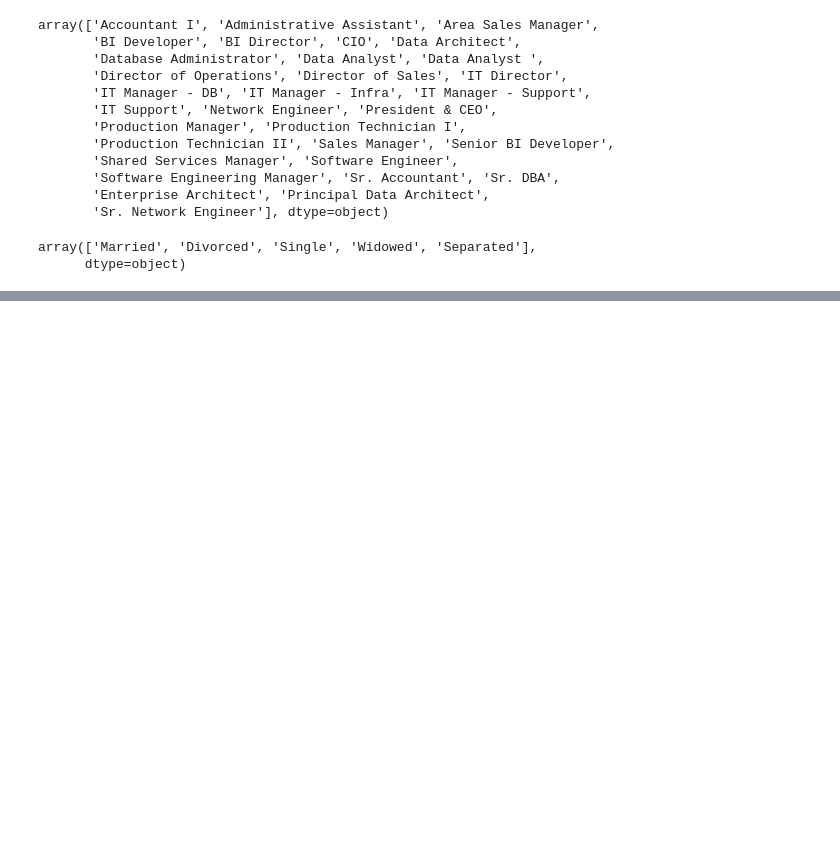
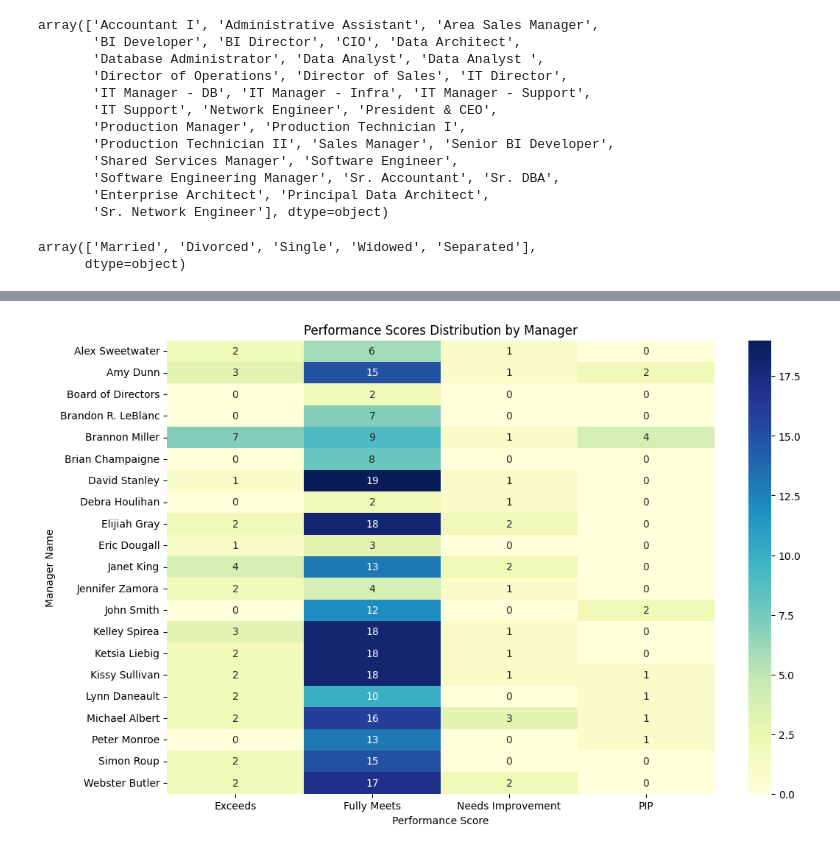
Before and after one commit to andy111223/09.2_HR_Performance_Analysis, a Jupyter notebook: main.ipynb, the cells around one changed output, grey strips where cells are left out. Cells and saved outputs as stored; diff of their text form; code cells hidden in the pictures; blank space fills up the shorter version.

```diff
--- a/main.ipynb
+++ b/main.ipynb
@@ -272,0 +414,12 @@ sns.heatmap(corr_matrix, annot=True, cmap='coolwarm', vmin=-1, vmax=1)
+# %%
+# Provide a visual representation of performance distributions across managers.
+pivot_table = df_clean.pivot_table(index='ManagerName',columns='PerformanceScore',aggfunc='size',fill_value=0)
+
+plt.figure(figsize=(12,8))
+sns.heatmap(pivot_table, annot=True, fmt='d', cmap='YlGnBu')
+plt.title('Performance Scores Distribution by Manager')
+plt.xlabel('Performance Score')
+plt.ylabel('Manager Name')
+plt.show()
+# %% [output]
+[figure, added]
```
Also changed, not shown: parts of 114 cells of this notebook, 1 other file.
